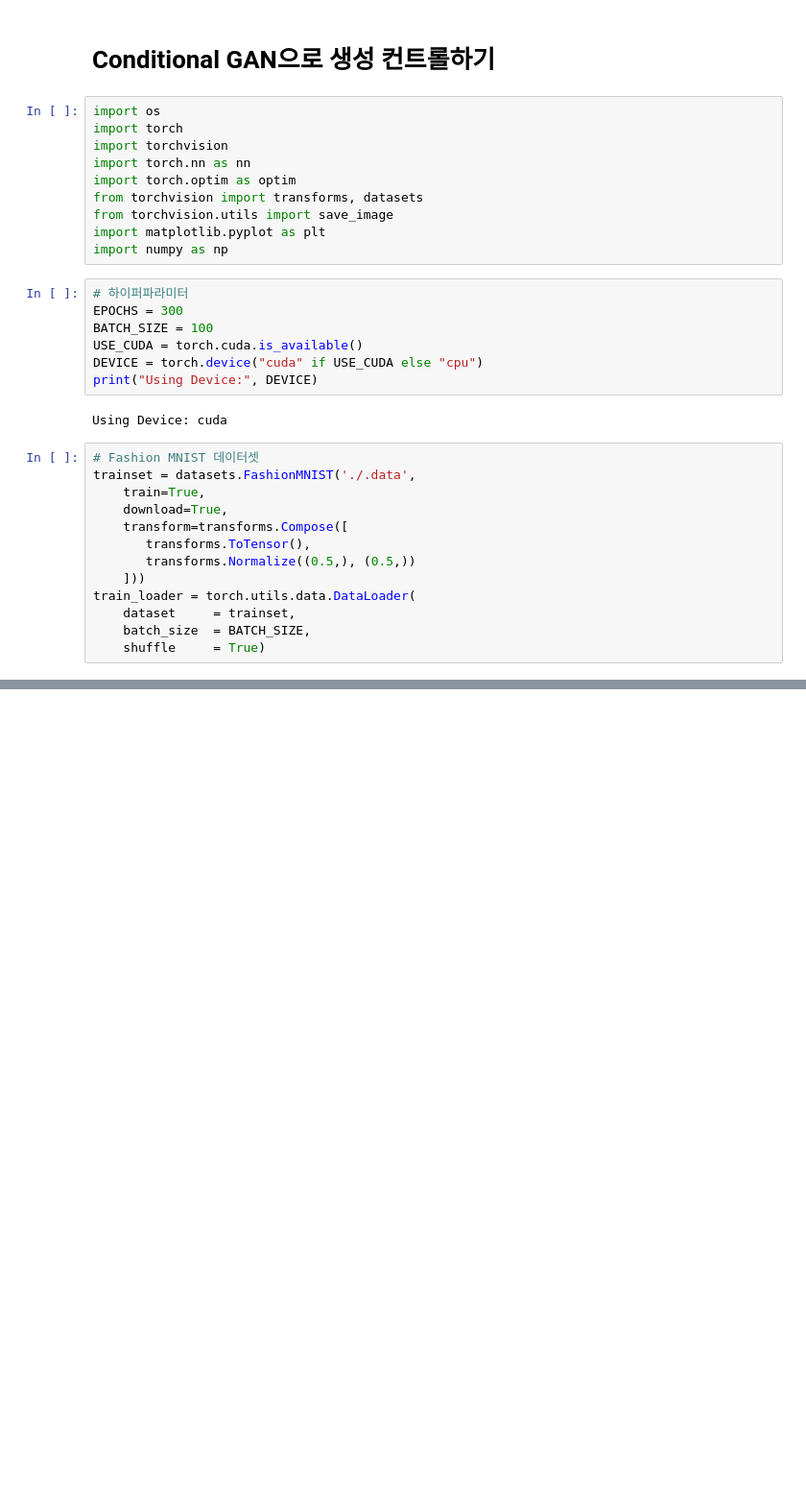
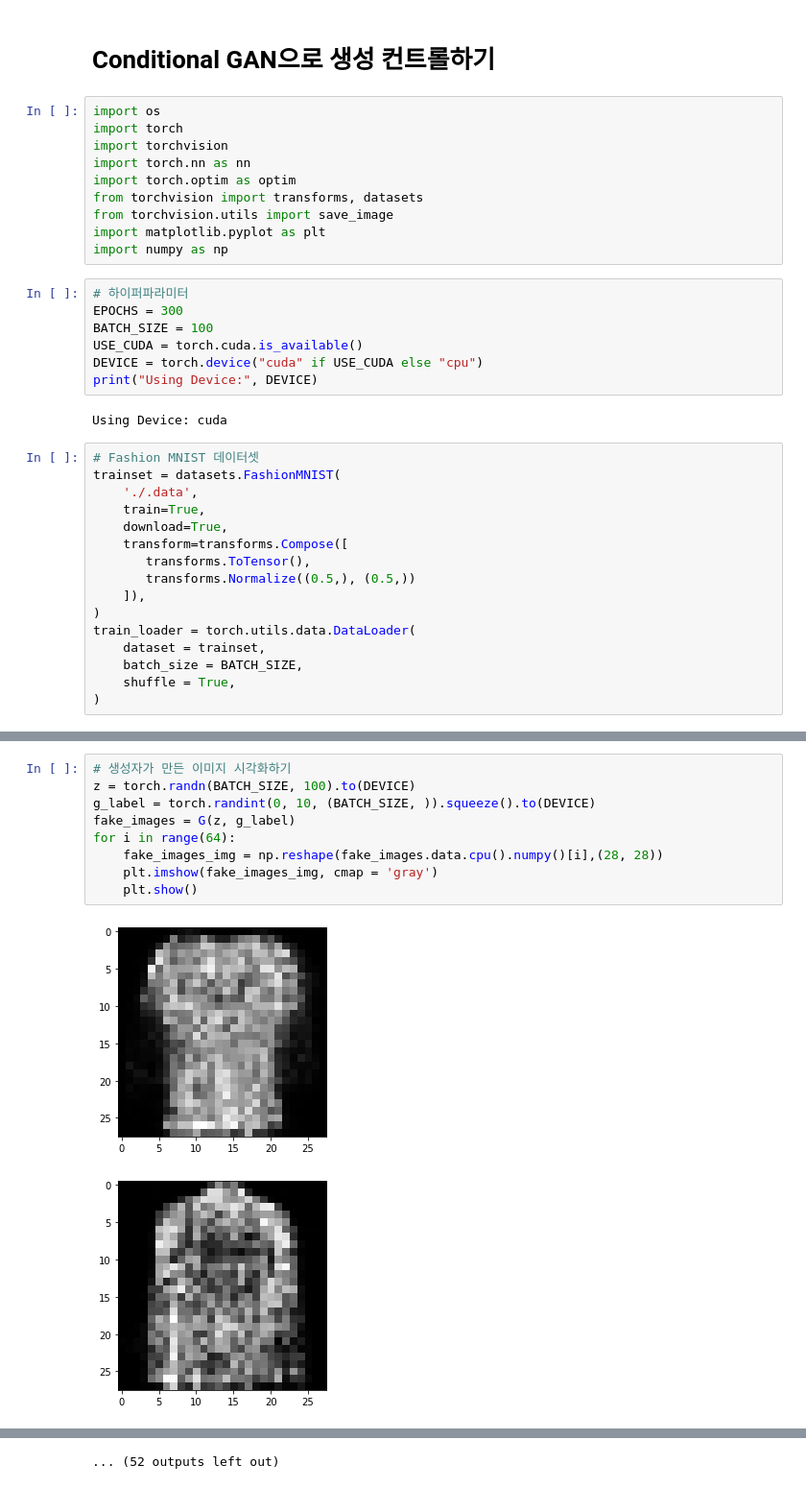
Before and after one commit to keon/3-min-pytorch, a Jupyter notebook: 09-경쟁하며_학습하는_GAN/conditional_gan.ipynb, the cells around one changed output, grey strips where cells are left out. Shown at 96% size. Cells and saved outputs as stored; diff of their text form; blank space fills up the shorter version.

```diff
--- a/09-경쟁하며_학습하는_GAN/conditional_gan.ipynb
+++ b/09-경쟁하며_학습하는_GAN/conditional_gan.ipynb
@@ -21,14 +21,17 @@ print("Using Device:", DEVICE)
 Using Device: cuda
 # %%
 # Fashion MNIST 데이터셋
-trainset = datasets.FashionMNIST('./.data',
+trainset = datasets.FashionMNIST(
+    './.data',
     train=True,
     download=True,
     transform=transforms.Compose([
        transforms.ToTensor(),
        transforms.Normalize((0.5,), (0.5,))
-    ]))
+    ]),
+)
 train_loader = torch.utils.data.DataLoader(
-    dataset     = trainset,
-    batch_size  = BATCH_SIZE,
-    shuffle     = True)
+    dataset = trainset,
+    batch_size = BATCH_SIZE,
+    shuffle = True,
+)
@@ -159 +187,13 @@ for i in range(100):
 ... (88 outputs left out)
+# %%
+# 생성자가 만든 이미지 시각화하기
+z = torch.randn(BATCH_SIZE, 100).to(DEVICE)
+g_label = torch.randint(0, 10, (BATCH_SIZE, )).squeeze().to(DEVICE)
+fake_images = G(z, g_label)
+for i in range(64):
+    fake_images_img = np.reshape(fake_images.data.cpu().numpy()[i],(28, 28))
+    plt.imshow(fake_images_img, cmap = 'gray')
+    plt.show()
+# %% [output]
+[figure, added]
+[figure, added]
@@ -159,0 +210 @@ for i in range(100):
+... (52 outputs left out)
```
Also changed, not shown: parts of 9 cells of this notebook.
